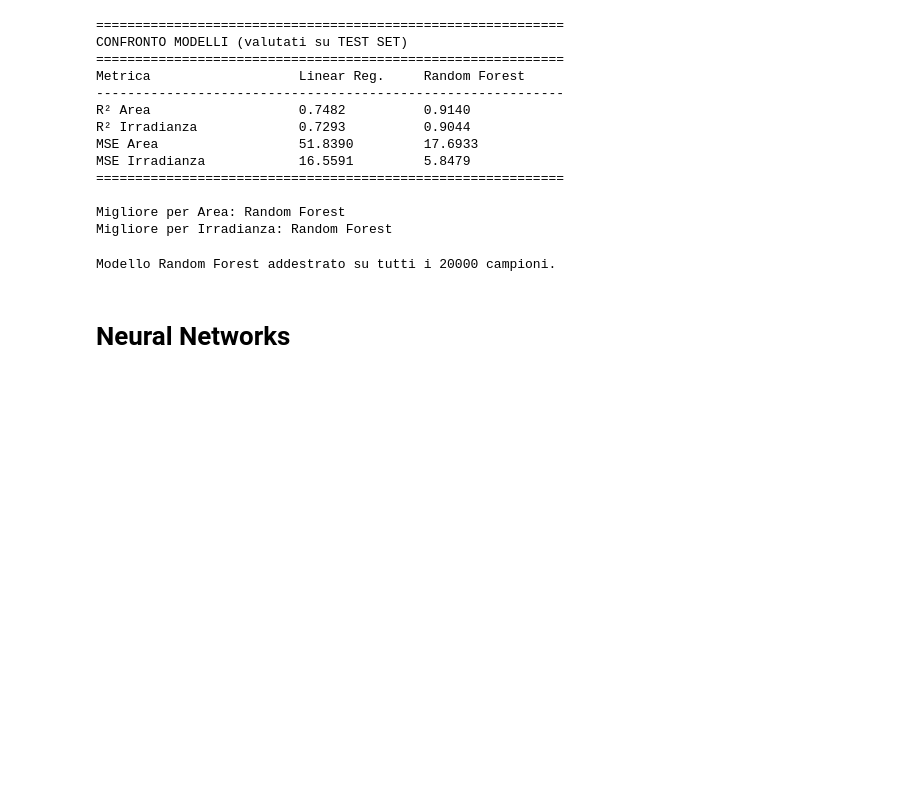
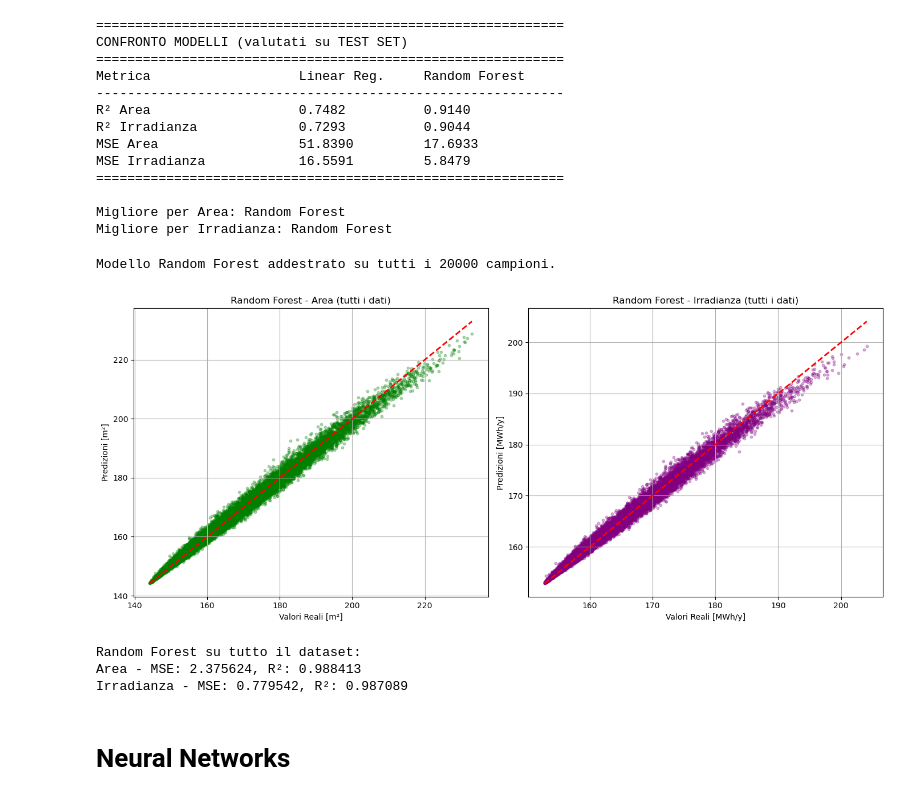
Before and after one commit to rezucch1/RadIAnce-AntonioliZucchi, a Jupyter notebook: checkpoint1.ipynb, the cells around one changed output. Cells and saved outputs as stored; diff of their text form; code cells hidden in the pictures; blank space fills up the shorter version.

```diff
--- a/checkpoint1.ipynb
+++ b/checkpoint1.ipynb
@@ -396,6 +399,56 @@ def checkpoint_implementation_rf(params_input):
 print("Modello Random Forest addestrato su tutti i 20000 campioni.")
 # %% [output]
 Modello Random Forest addestrato su tutti i 20000 campioni.
+# %%
+import matplotlib.pyplot as plt
+
+# Predizioni Random Forest su tutto il dataset
+params = data[:num_samples, :num_params]
+rf_full_predictions = rf_model_full.predict(params)
+
+fig, ax = plt.subplots(1, 2, figsize=(14, 6))
+
+# Area
+ax[0].scatter(output[:, 0], rf_full_predictions[:, 0], alpha=0.3, color='green', s=10)
+ax[0].plot([output[:, 0].min(), output[:, 0].max()],
+           [output[:, 0].min(), output[:, 0].max()], 'r--', lw=2)
+ax[0].set_title('Random Forest - Area (tutti i dati)')
+ax[0].set_xlabel('Valori Reali [m²]')
+ax[0].set_ylabel('Predizioni [m²]')
+ax[0].grid(True)
+
+# Irradianza
+ax[1].scatter(output[:, 1], rf_full_predictions[:, 1], alpha=0.3, color='purple', s=10)
+ax[1].plot([output[:, 1].min(), output[:, 1].max()],
+           [output[:, 1].min(), output[:, 1].max()], 'r--', lw=2)
+ax[1].set_title('Random Forest - Irradianza (tutti i dati)')
+ax[1].set_xlabel('Valori Reali [MWh/y]')
+ax[1].set_ylabel('Predizioni [MWh/y]')
+ax[1].grid(True)
+
+plt.tight_layout()
+plt.show()
+# %% [output]
+[figure, added]
+# %%
+from sklearn.metrics import mean_squared_error, r2_score
+
+# Predizioni Random Forest su tutto il dataset
+rf_full_predictions = rf_model_full.predict(params)
+
+# Calcolo MSE e R² su tutto il dataset
+mse_area_full = mean_squared_error(output[:, 0], rf_full_predictions[:, 0])
+mse_radiation_full = mean_squared_error(output[:, 1], rf_full_predictions[:, 1])
+r2_area_full = r2_score(output[:, 0], rf_full_predictions[:, 0])
+r2_radiation_full = r2_score(output[:, 1], rf_full_predictions[:, 1])
+
+print("Random Forest su tutto il dataset:")
+print(f"Area - MSE: {mse_area_full:.6f}, R²: {r2_area_full:.6f}")
+print(f"Irradianza - MSE: {mse_radiation_full:.6f}, R²: {r2_radiation_full:.6f}")
+# %% [output]
+Random Forest su tutto il dataset:
+Area - MSE: 2.375624, R²: 0.988413
+Irradianza - MSE: 0.779542, R²: 0.987089
 # %% [markdown]
 # Neural Networks
 # %%
```
Also changed, not shown: parts of 4 cells of this notebook.
